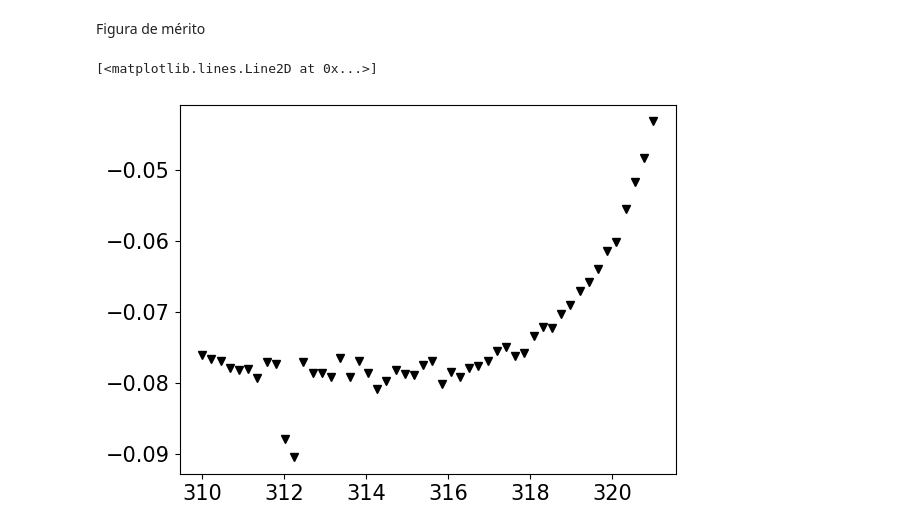
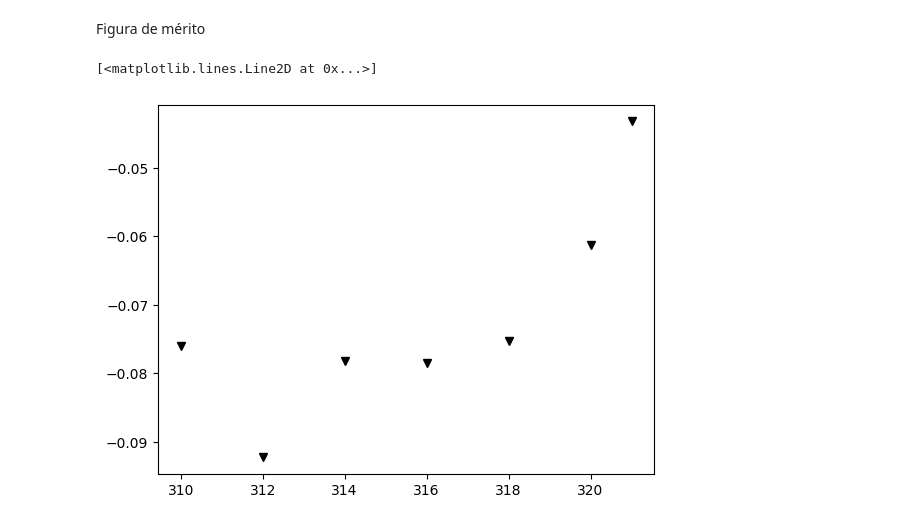
Before and after one commit to albertopeinador/termicas, a Jupyter notebook: lab_termo.ipynb, the cells around one changed output. Cells and saved outputs as stored; diff of their text form; code cells hidden in the pictures.

```diff
--- a/lab_termo.ipynb
+++ b/lab_termo.ipynb
@@ -277,16 +370,16 @@ Figura de mérito
 # %%
 #    Load c data
 rho = 1.69
 c = pd.read_csv('datos_practicas_23_24/calorespecifico.dat', header=None)
 cSv = c[1] * rho
-T = np.linspace(310, 321, 50)
+T = [310, 312, 314, 316, 318, 320, 321]#np.linspace(310, 321, 100)
 Fv = []
 for i in T:
     df_closest_e = e_TGS.iloc[(C_TGS[0]-i).abs().argsort()[:1]]
     df_closest_cSv = cSv.iloc[(c[0]-i).abs().argsort()[:1]]
     df_closest_pi = pi.iloc[(data[1]-i).abs().argsort()[:1]]
     Fv.append(df_closest_pi.to_list()[0] / (e0 * df_closest_e.to_list()[0] * df_closest_cSv.to_list()[0]))
 plt.plot(T, Fv, 'kv')
 # %% [output]
 [<matplotlib.lines.Line2D at 0x...>]
-[figure, old version]
+[figure, new version]
```
Also changed, not shown: parts of 9 cells of this notebook, 16 other files.
